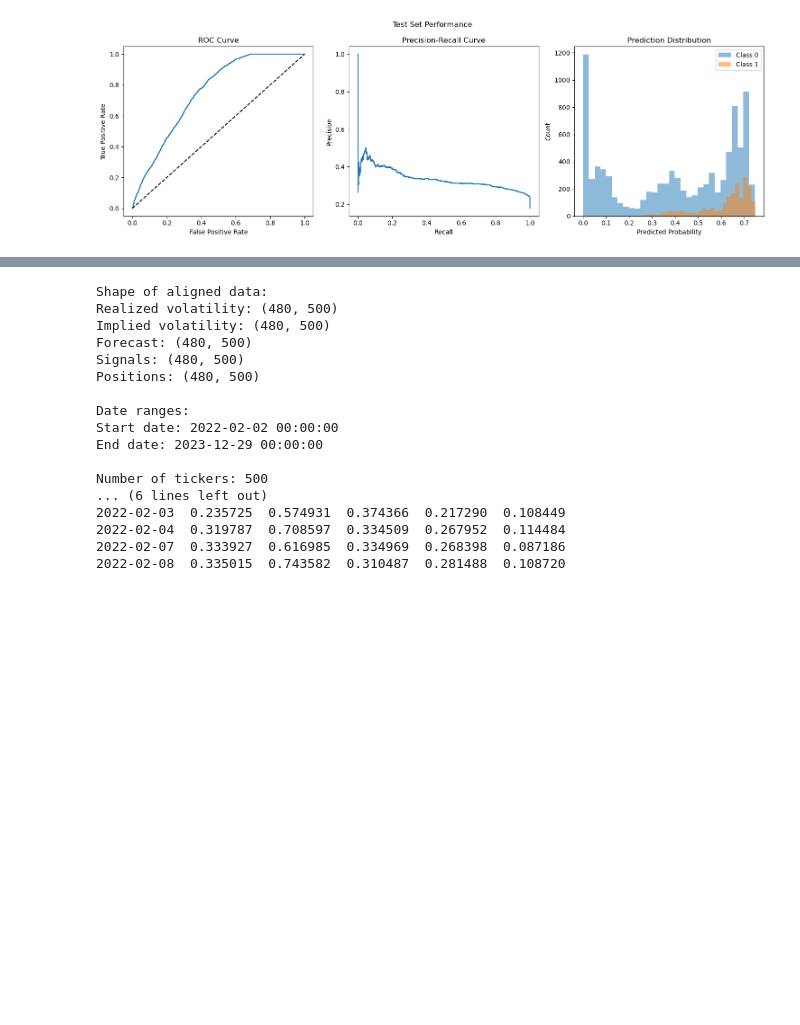
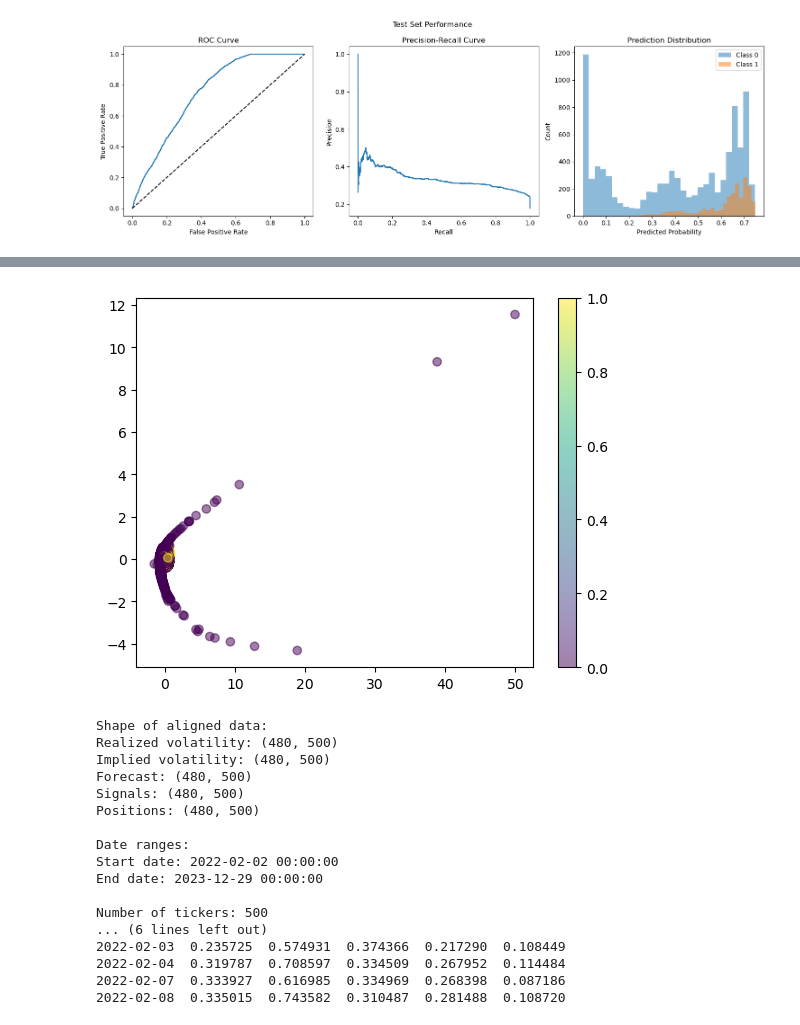
Before and after one commit to stirlitzzz/vol_forecast, a Jupyter notebook: notebooks/har_checkpoint6.ipynb, the cells around one changed output, grey strips where cells are left out. Saved outputs shown, nothing was run; the diff lists cells and outputs as text; code cells hidden in the pictures; blank space fills up the shorter version.

```diff
--- a/notebooks/har_checkpoint6.ipynb
+++ b/notebooks/har_checkpoint6.ipynb
@@ -433,3 +446,13 @@ dtype: float64
+# %%
+from sklearn.decomposition import PCA
+import matplotlib.pyplot as plt
+pca = PCA(n_components=3)
+X_reduced = pca.fit_transform(X_train)
+plt.scatter(X_reduced[:, 1], X_reduced[:, 2], c=y_train, alpha=0.5)
+plt.colorbar()
+plt.show()
+# %% [output]
+[figure, added]
 # %%
 # Print summary statistics for key variables
 print("\nShape of aligned data:")
```
Also changed, not shown: parts of 3 cells of this notebook.
